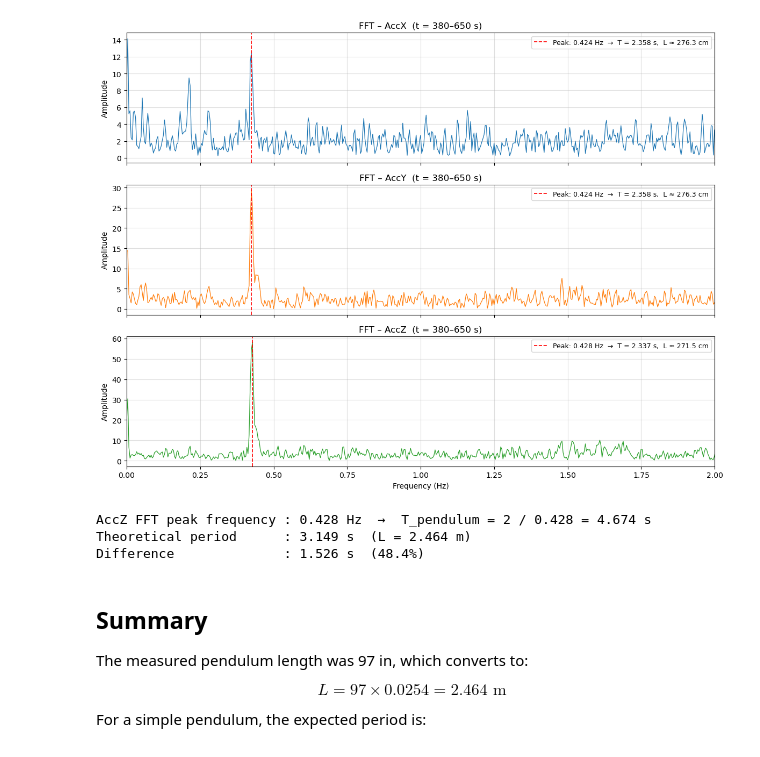
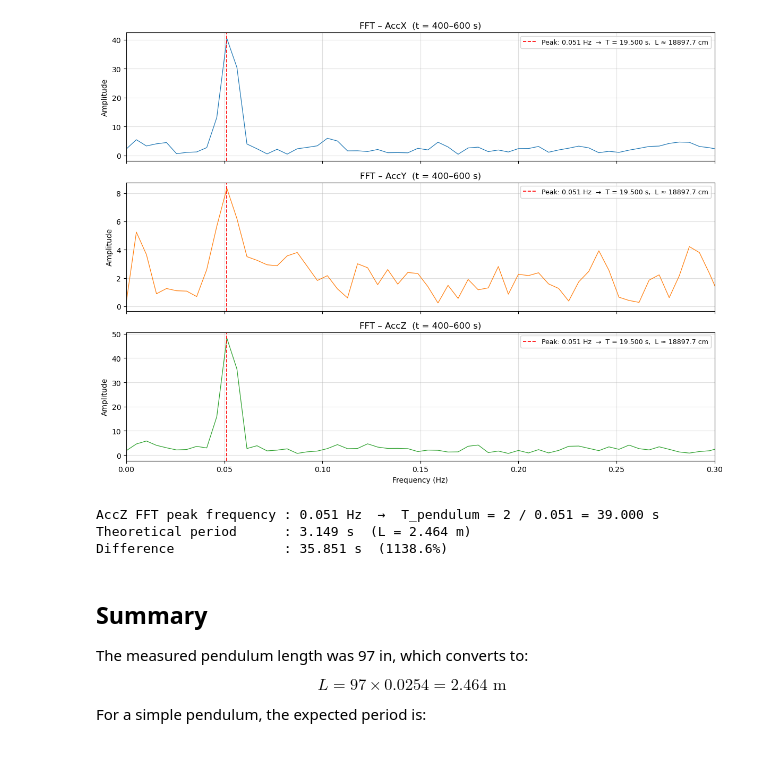
Before and after one commit to arobotdinosaur/MAE_223_Work, a Jupyter notebook: PendulumFFT_Simple.ipynb, the cells around one changed output. Drawn from its saved outputs; the diff is of its cells as text; code cells hidden in the pictures.

```diff
--- a/PendulumFFT_Simple.ipynb
+++ b/PendulumFFT_Simple.ipynb
@@ -6,7 +6,7 @@ from scipy.fft import rfft, rfftfreq
 
 g = 9.81  # m/s²
 # %%
-df = pd.read_csv('DATA/imuLog00024.csv')
+df = pd.read_csv('DATA/imuLog00051.csv')
 df['time'] = pd.to_datetime(df['Timestamp'], format='%Y/%m/%d %H:%M:%S.%f')
 df['t_s']  = (df['time'] - df['time'].iloc[0]).dt.total_seconds()
 
@@ -48,42 +48,43 @@ plt.show()
 # %%
 # ── FFT window (seconds) — adjust to focus on the swinging portion ──
-T_START = 380
-T_END   = 650
+T_START = 400
+T_END   = 600
 # ────────────────────────────────────────────────────────────────────
 
 seg = df[(df['t_s'] >= T_START) & (df['t_s'] <= T_END)]
 
 fig, axes = plt.subplots(3, 1, figsize=(12, 9), sharex=True)
 
 for ax, col, color in zip(axes,
                            ['AccX', 'AccY', 'AccZ'],
                            ['C0',   'C1',   'C2']):
     s = seg[col].values
     s = s - s.mean()                    # remove DC
     n = len(s)
     yf    = rfft(s * np.hanning(n))
     xf    = rfftfreq(n, 1.0 / fs)
     power = np.abs(yf)
 
     ax.plot(xf, power, color=color, lw=0.9)
     ax.set_ylabel('Amplitude')
     ax.set_title(f'FFT – {col}  (t = {T_START}–{T_END} s)')
-    ax.set_xlim(0, 2)
+    ax.set_xlim(0, 0.3)
     ax.grid(True, alpha=0.4)
 
-    mask      = (xf > 0.1) & (xf < 2.0)
+    # Lower bound 0.01 Hz (T < 100 s) to catch slow pendulum frequencies
+    mask      = (xf > 0.01) & (xf < 0.5)
     peak_freq = xf[mask][np.argmax(power[mask])]
     T_peak    = 1.0 / peak_freq
     L_est     = 2*g * (T_peak / (2 * np.pi))**2
     ax.axvline(peak_freq, color='red', linestyle='--', lw=1.2,
                label=f'Peak: {peak_freq:.3f} Hz  →  T = {T_peak:.3f} s,  L ≈ {L_est*100:.1f} cm')
     ax.legend(fontsize=9)
 
 axes[-1].set_xlabel('Frequency (Hz)')
 plt.tight_layout()
 plt.show()
 # %% [output]
-[figure, old version]
+[figure, new version]
 # %%
 ## Comparison: theoretical vs measured period
 
@@ -97,7 +98,8 @@ n    = len(s)
 yf   = rfft(s * np.hanning(n))
 xf   = rfftfreq(n, 1.0 / fs)
 
-mask        = (xf > 0.1) & (xf < 2.0)
+# Lower bound 0.01 Hz to catch slow pendulum frequencies (AccZ peaks at 2×f_pendulum)
+mask        = (xf > 0.01) & (xf < 0.5)
 f_z_peak    = xf[mask][np.argmax(np.abs(yf)[mask])]
 T_pendulum  = 2.0 / f_z_peak           # AccZ runs at 2× pendulum frequency
 
@@ -105,9 +107,9 @@ print(f'AccZ FFT peak frequency : {f_z_peak:.3f} Hz  →  T_pendulum = 2 / {f_z_
 print(f'Theoretical period      : {T_theory:.3f} s  (L = {L_m:.3f} m)')
 print(f'Difference              : {abs(T_pendulum - T_theory):.3f} s  ({100*abs(T_pendulum - T_theory)/T_theory:.1f}%)')
 # %% [output]
-AccZ FFT peak frequency : 0.428 Hz  →  T_pendulum = 2 / 0.428 = 4.674 s
+AccZ FFT peak frequency : 0.051 Hz  →  T_pendulum = 2 / 0.051 = 39.000 s
 Theoretical period      : 3.149 s  (L = 2.464 m)
-Difference              : 1.526 s  (48.4%)
+Difference              : 35.851 s  (1138.6%)
 # %% [markdown]
 ## Summary
 
```
Also changed, not shown: parts of 2 cells of this notebook, 8 other files.
